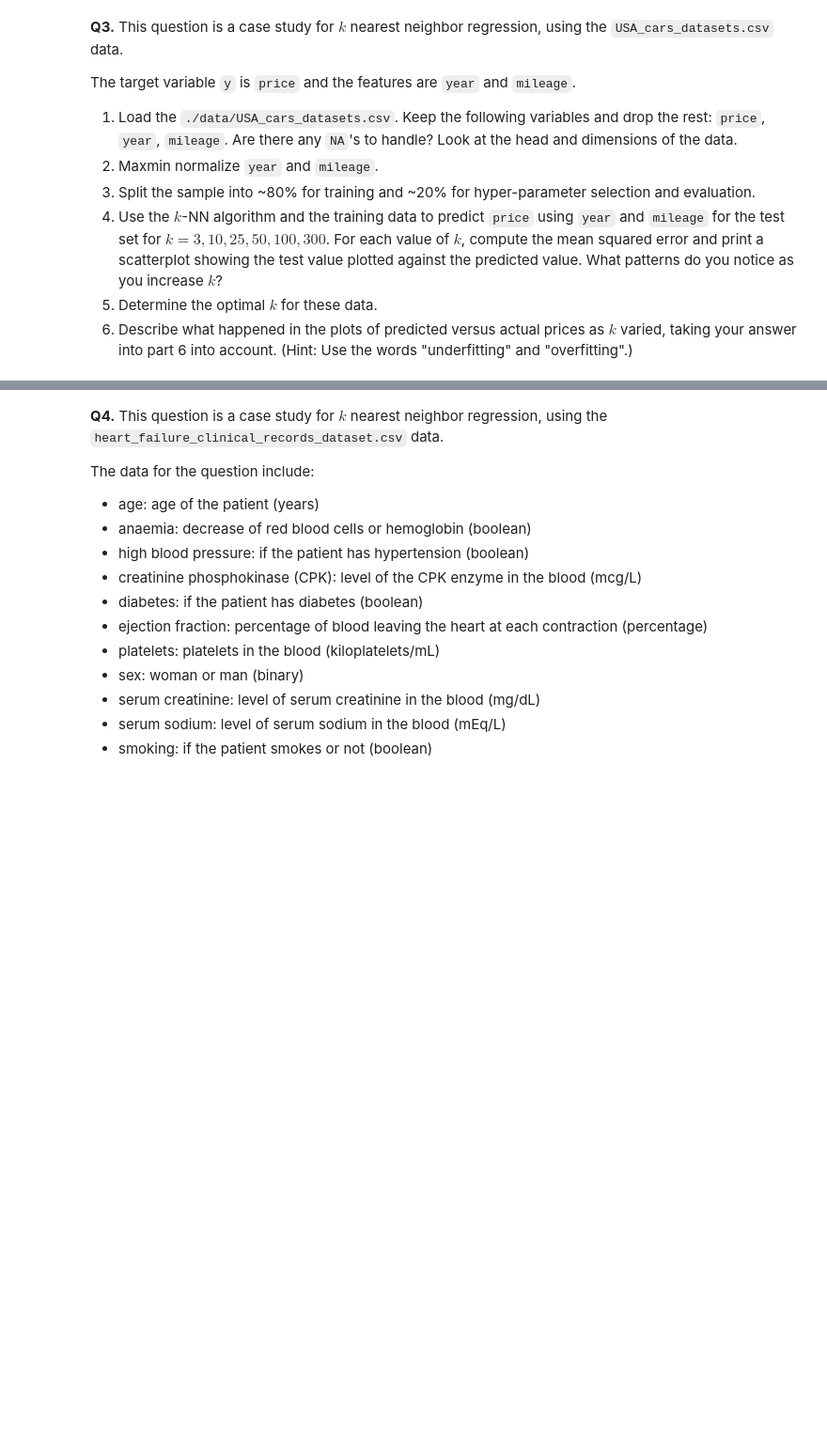
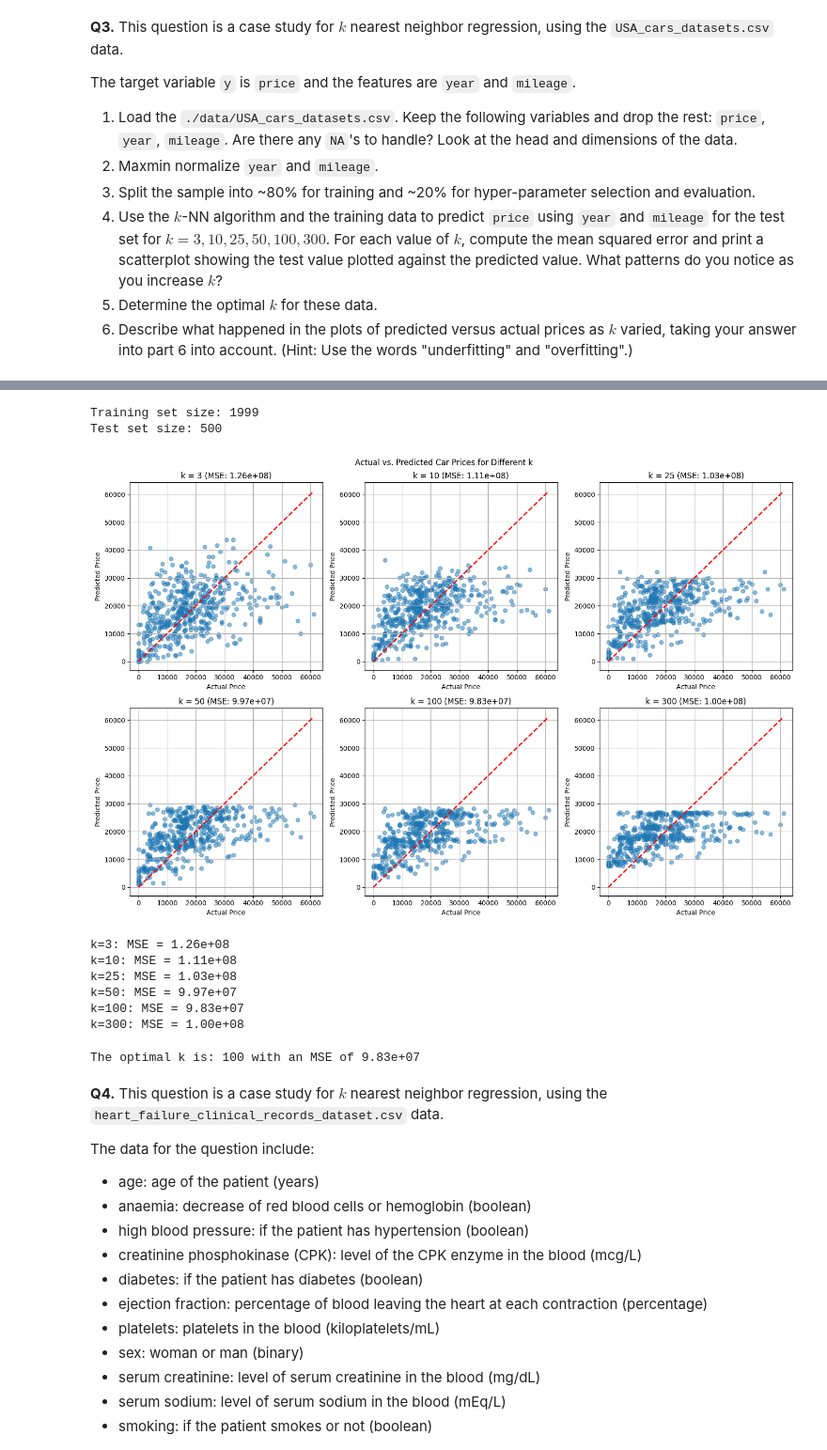
Before and after one commit to brishti-c/undergrad_ml_assignments, a Jupyter notebook: 02_assignment_knn.ipynb, the cells around one changed output, grey strips where cells are left out. Shown at 94% size. Saved outputs shown, nothing was run; the diff lists cells and outputs as text; code cells hidden in the pictures; blank space fills up the shorter version.

```diff
--- a/02_assignment_knn.ipynb
+++ b/02_assignment_knn.ipynb
@@ -113,3 +235,75 @@ The target variable `y` is `price` and the features are `year` and `mileage`.
+# %%
+from sklearn.model_selection import train_test_split
+
+X = cars_df[['year_norm', 'mileage_norm']]
+y = cars_df['price']
+
+# Assuming X is your normalized features ['year_norm', 'mileage_norm'] and y is 'price'
+X_train, X_test, y_train, y_test = train_test_split(
+    X, y, test_size=0.2, random_state=100
+)
+
+print(f"Training set size: {len(X_train)}")
+print(f"Test set size: {len(X_test)}")
+# %% [output]
+Training set size: 1999
+Test set size: 500
+# %%
+from sklearn.neighbors import KNeighborsRegressor
+from sklearn.metrics import mean_squared_error
+
+# Define the grid of k values from the question
+k_list = [3, 10, 25, 50, 100, 300]
+results = {}
+
+# Set up the plot
+fig, axes = plt.subplots(2, 3, figsize=(15, 10))
+axes = axes.ravel()
+
+for i, k in enumerate(k_list):
+    # Create and fit the model
+    model = KNeighborsRegressor(n_neighbors=k)
+    model.fit(X_train, y_train)
+
+    # Predict on test set
+    y_pred = model.predict(X_test)
+
+    # Calculate MSE
+    mse = mean_squared_error(y_test, y_pred)
+
+    # Store results
+    results[k] = {'model': model, 'predictions': y_pred, 'mse': mse}
+
+    # Create scatter plot
+    axes[i].scatter(y_test, y_pred, alpha=0.5)
+    axes[i].plot([y_test.min(), y_test.max()], [y_test.min(), y_test.max()], 'r--', lw=2)
+    axes[i].set_xlabel('Actual Price')
+    axes[i].set_ylabel('Predicted Price')
+    axes[i].set_title(f'k = {k} (MSE: {mse:.2e})')
+    axes[i].grid(True)
+
+plt.suptitle('Actual vs. Predicted Car Prices for Different k')
+plt.tight_layout()
+plt.show()
+
+# Print MSEs
+for k, res in results.items():
+    print(f"k={k}: MSE = {res['mse']:.2e}")
+# %% [output]
+[figure, added]
+k=3: MSE = 1.26e+08
+k=10: MSE = 1.11e+08
+k=25: MSE = 1.03e+08
+k=50: MSE = 9.97e+07
+k=100: MSE = 9.83e+07
+k=300: MSE = 1.00e+08
+# %%
+# Find the k with the minimum MSE
+optimal_k = min(results, key=lambda k: results[k]['mse'])
+optimal_mse = results[optimal_k]['mse']
+print(f"\nThe optimal k is: {optimal_k} with an MSE of {optimal_mse:.2e}")
+# %% [output]
+The optimal k is: 100 with an MSE of 9.83e+07
 # %% [markdown]
 **Q4.** This question is a case study for $k$ nearest neighbor regression, using the `heart_failure_clinical_records_dataset.csv` data.
 
```
Also changed, not shown: parts of 14 cells of this notebook.
